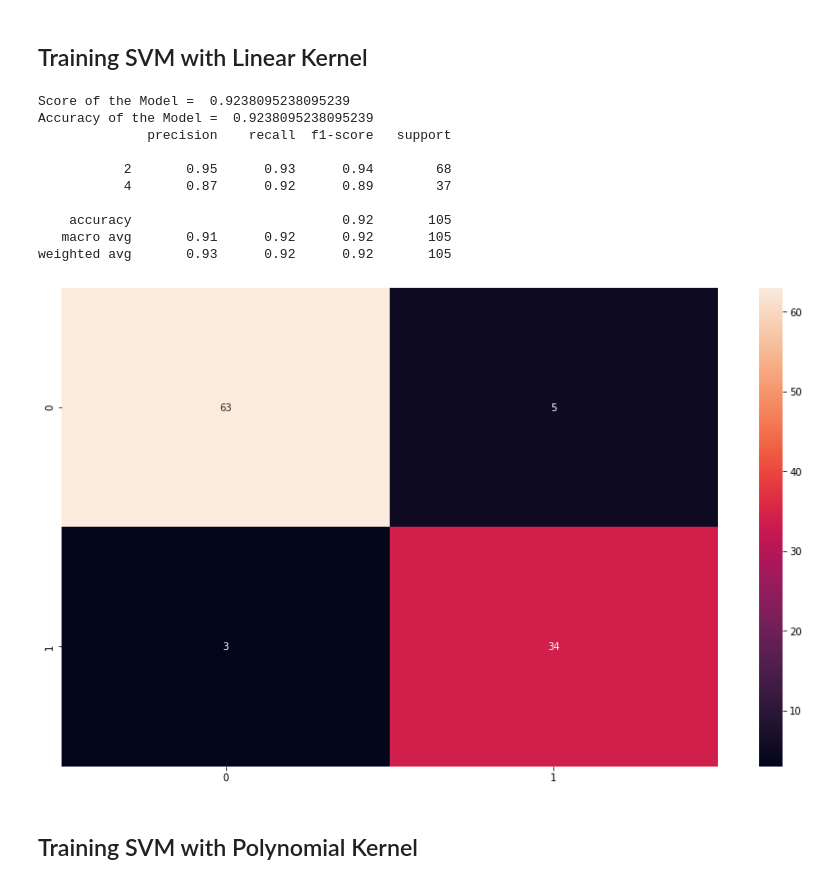
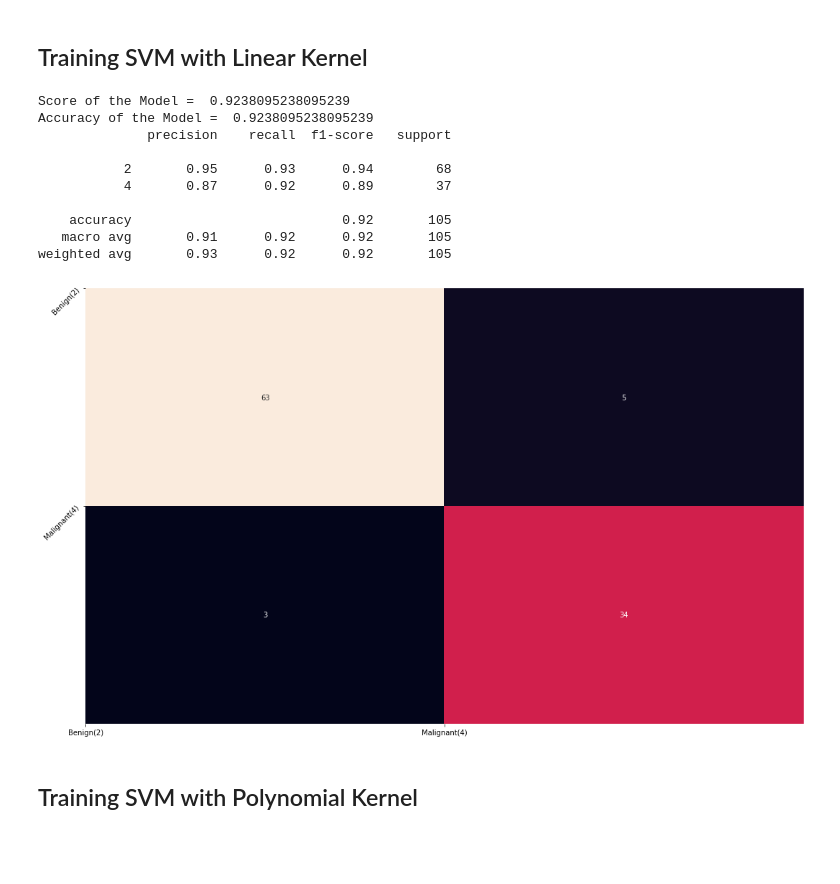
Before and after one commit to HarshitDawar55/Machine_And_Deep_Learning, a Jupyter notebook: Projects/Machine_Learning_Projects/Classifying_The_Cancer_Cell_Class_Using_SVM/Classification_Of_Cancer_Cells_Using_SVM.ipynb, the cells around one changed output. Saved outputs shown, nothing was run; the diff lists cells and outputs as text; code cells hidden in the pictures; blank space fills up the shorter version.

```diff
--- a/Projects/Machine_Learning_Projects/Classifying_The_Cancer_Cell_Class_Using_SVM/Classification_Of_Cancer_Cells_Using_SVM.ipynb
+++ b/Projects/Machine_Learning_Projects/Classifying_The_Cancer_Cell_Class_Using_SVM/Classification_Of_Cancer_Cells_Using_SVM.ipynb
@@ -221,27 +221,30 @@ plt.show()
 # %%
 # Using kernel Linear
 classifier = SVC(kernel = "linear")
 classifier.fit(x_train, y_train)
 print("Score of the Model = ",classifier.score(x_test, y_test))
 y_pred = classifier.predict(x_test)
 print("Accuracy of the Model = ",accuracy_score(y_test, y_pred))
 print(classification_report(y_test, y_pred))
 plt.figure(figsize = (15, 9))
 cm = confusion_matrix(y_test, y_pred)
-sns.heatmap(cm, annot = True)
+sns.heatmap(cm, annot = True, cbar = False)
+plt.xticks(np.arange(len(data["Class"].unique())), labels = ["Benign(2)", "Malignant(4)"])
+plt.yticks(np.arange(len(data["Class"].unique())), labels = ["Benign(2)", "Malignant(4)"], rotation = 45)
+plt.tight_layout()
 plt.show()
 # %% [output]
 Score of the Model =  0.9238095238095239
 Accuracy of the Model =  0.9238095238095239
               precision    recall  f1-score   support
 
            2       0.95      0.93      0.94        68
            4       0.87      0.92      0.89        37
 
     accuracy                           0.92       105
    macro avg       0.91      0.92      0.92       105
 weighted avg       0.93      0.92      0.92       105
-[figure, old version]
+[figure, new version]
 # %% [markdown]
 ## Training SVM with Polynomial Kernel
 # %%
```
Also changed, not shown: parts of 3 cells of this notebook.
